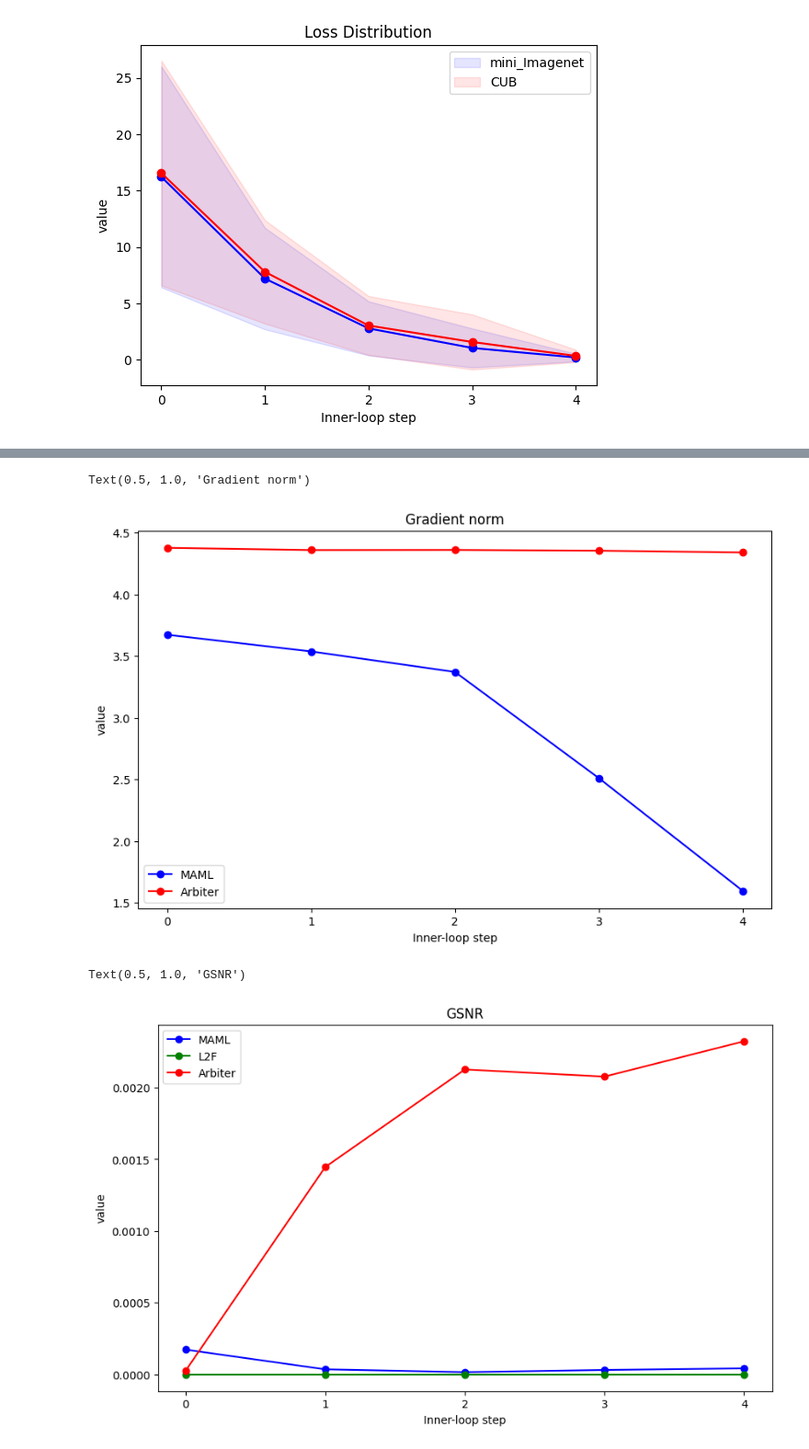
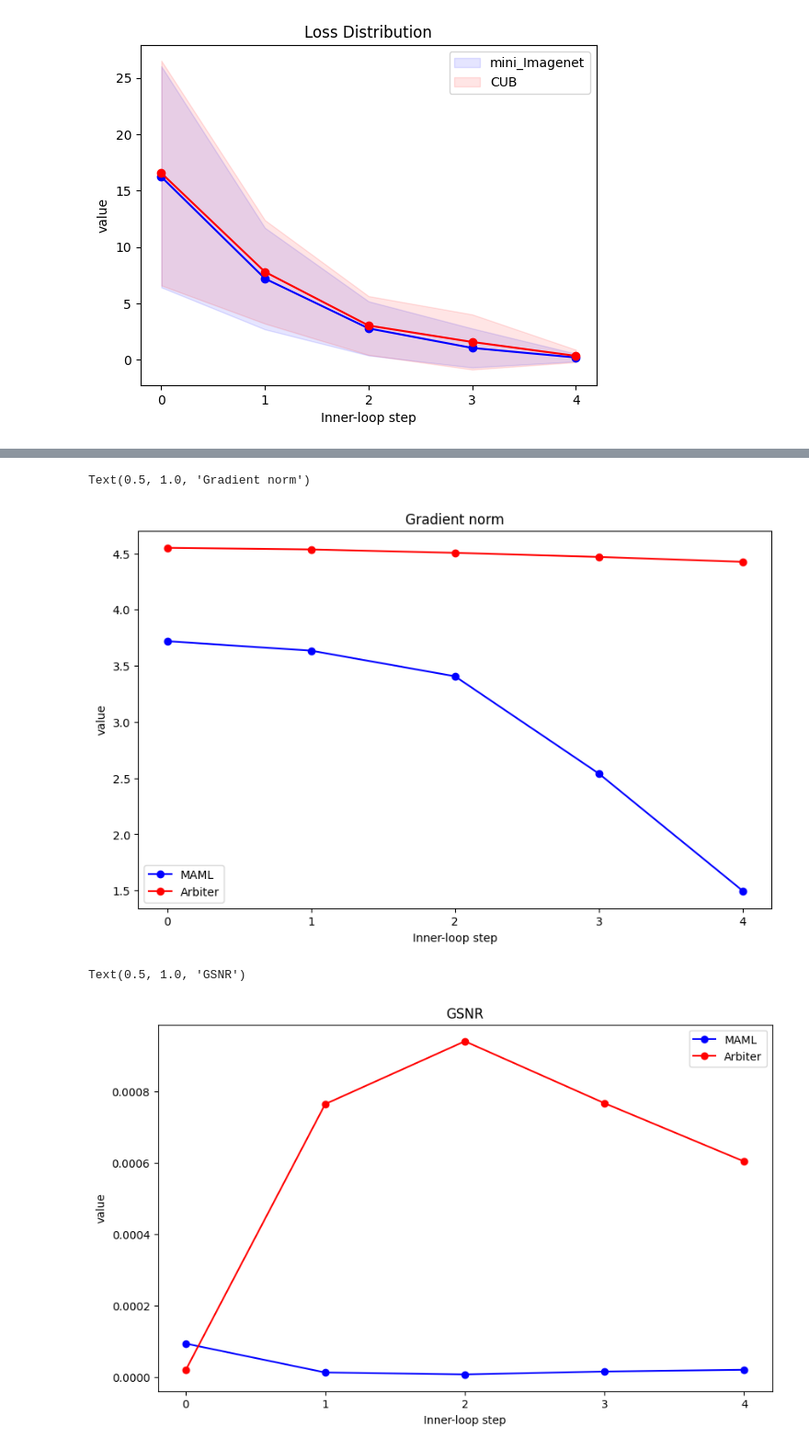
Before and after one commit to SKKUJMLim/MAML, a Jupyter notebook: Test_jupyternotebook/Analytics_adaptation.ipynb, the cells around one changed output, grey strips where cells are left out. Shown at 92% size. Cells and saved outputs as stored; diff of their text form; code cells hidden in the pictures.

```diff
--- a/Test_jupyternotebook/Analytics_adaptation.ipynb
+++ b/Test_jupyternotebook/Analytics_adaptation.ipynb
@@ -12,7 +12,7 @@ os.environ['KMP_DUPLICATE_LIB_OK']='True'
 # %%
 # CSV 파일에 접근
 maml_info = pd.read_csv('../MAML_filter64/MAML_filter64_inner_loop_test.csv')
-arbiter_info = pd.read_csv('../MAML+Arbiter_5way_5shot_filter48_7115/MAML+Arbiter_5way_5shot_filter48_inner_loop_test.csv')
+arbiter_info = pd.read_csv('../MAML+Arbiter_5way_5shot_filter64_7150/MAML+Arbiter_5way_5shot_filter64_inner_loop_test.csv')
 alfa_info = pd.read_csv('../MAML+ALFA/alfa+maml_inner_loop_test.csv')
 l2f_info = pd.read_csv('../MAML+L2F/MAML+L2F_inner_loop_test.csv')
 
@@ -174,7 +174,7 @@ plt.ylabel('value')
 plt.title('Gradient norm')
 # %% [output]
 Text(0.5, 1.0, 'Gradient norm')
-[figure, old version]
+[figure, new version]
 # %%
 group_names = []
 
@@ -185,37 +185,37 @@ for name, group in maml_info_mini_imagenet:
 
 x = range(len(group_names))
 
 maml_mean_df = maml_info_mini_imagenet['gsnr'].mean()
 #arbiter_mean_df = arbiter_info_mini_imagenet['pre_gsnr'].mean()
 arbiter_mean_df = arbiter_info_mini_imagenet['gsnr'].mean()
-l2f_mean_df = l2f_info['gsnr'].mean()
+# l2f_mean_df = l2f_info['gsnr'].mean()
 # alfa_mean_df = alfa_info['gsnr'].mean()
 
 maml_means = maml_mean_df.values
 arbiter_means = arbiter_mean_df.values
-l2f_mean_df = l2f_mean_df.values
+#l2f_mean_df = l2f_mean_df.values
 
 # 데이터에 로그 변환 적용
 # maml_means = np.log(maml_means)
 # arbiter_means = np.log(arbiter_means)
 # arbiter_withoutWN_means = np.log(arbiter_withoutWN_means)
 
 # 꺾은선 그래프를 그립니다
 plt.figure(figsize=(10, 6))
 plt.plot(x, maml_means, '-o', color='b', label='MAML')
-plt.plot(x, l2f_mean_df, '-o', color='g', label='L2F')
 plt.plot(x, arbiter_means, '-o', color='r', label='Arbiter')
+#plt.plot(x, l2f_mean_df, '-o', color='g', label='L2F')
 # plt.plot(x, arbiter_withoutWN_means, '-o', color='g', label='Arbiter_withoutWN')
 # plt.plot(x, arbiter_withoutGN_means, '-o', color='violet', label='Arbiter_withoutGN')
 
 plt.legend()
 plt.xticks(x, group_names)
 plt.xlabel('Inner-loop step')
 plt.ylabel('value')
 plt.title('GSNR')
 # %% [output]
 Text(0.5, 1.0, 'GSNR')
-[figure, old version]
+[figure, new version]
 # %%
 group_names = []
 
```
Also changed, not shown: parts of 6 cells of this notebook, 2 other files.
